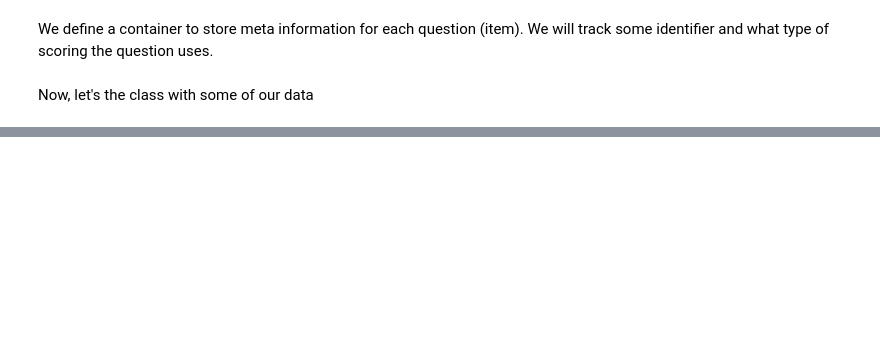
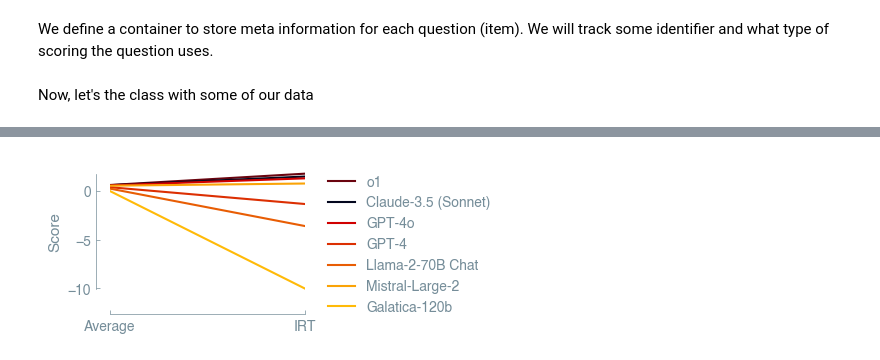
Before and after one commit to lamalab-org/irt-on-bench, a Jupyter notebook: nbs/irt.ipynb, the cells around one changed output, grey strips where cells are left out. Saved outputs shown, nothing was run; the diff lists cells and outputs as text; code cells hidden in the pictures; blank space fills up the shorter version.

```diff
--- a/nbs/irt.ipynb
+++ b/nbs/irt.ipynb
@@ -237,0 +612,2 @@ import nbdev; nbdev.nbdev_export()
+# %%
+abilities_mean = trace_all_correct.posterior['abilities'].mean(dim=['chain', 'draw']).values
@@ -237,0 +622,41 @@ import nbdev; nbdev.nbdev_export()
+# %%
+model_list = list(model_score_dicts['overall'].keys())
+
+model_score_list = []
+for model in model_list:
+    #print(sum(model_score_dicts['overall'][model]['all_correct_'])/len(model_score_dicts['overall'][model]['all_correct_']))
+    model_score_list.append(sum(model_score_dicts['overall'][model]['all_correct_'])/len(model_score_dicts['overall'][model]['all_correct_']))
+# %%
+# i want to create a dataframe with model names and their scores
+model_score_df = pd.DataFrame(model_score_list, index=model_list, columns=['score'])
+# %%
+def plot_model_comparison(df, abilities_mean, models_to_plot=None, colors=None):
+   fig, ax = plt.subplots(figsize=(1.5*ONE_COL_WIDTH_INCH, ONE_COL_GOLDEN_RATIO_HEIGHT_INCH))
+
+   abilities_norm = abilities_mean #(abilities_mean - abilities_mean.min()) / (abilities_mean.max() - abilities_mean.min())
+
+   if models_to_plot is None:
+       models_to_plot = df.index
+
+   if colors is None:
+       colors = ['#6A040F', '#03071E', '#D00000', '#DC2F02', '#E85D04', '#FAA307', '#FFBA08']
+
+   x = np.array([0, 1])
+   for i, model in enumerate(models_to_plot):
+       idx = df.index.get_loc(model)
+       y = np.array([df.loc[model, 'score'], abilities_norm[idx]])
+       plt.plot(x, y, '-', label=model, color=colors[i % len(colors)],linewidth=1.5)
+
+   plt.xticks([0, 1], ['Average', 'IRT'])
+   plt.ylabel('Score')
+   plt.legend(bbox_to_anchor=(1.05, 1), loc='upper left')
+   range_frame(ax, x, np.concatenate([df.loc[models_to_plot, 'score'], abilities_norm[[df.index.get_loc(m) for m in models_to_plot]]]))
+   plt.tight_layout()
+   plt.savefig("model_comparison.pdf", format='pdf')
+   plt.show()
+# %%
+models_to_plot = ['o1', 'Claude-3.5 (Sonnet)', 'GPT-4o', 'GPT-4',
+'Llama-2-70B Chat', 'Mistral-Large-2', 'Galatica-120b']
+plot_model_comparison(model_score_df, abilities_mean, models_to_plot)
+# %% [output]
+[figure, added]
```
Also changed, not shown: parts of 46 cells of this notebook, 10 other files.
